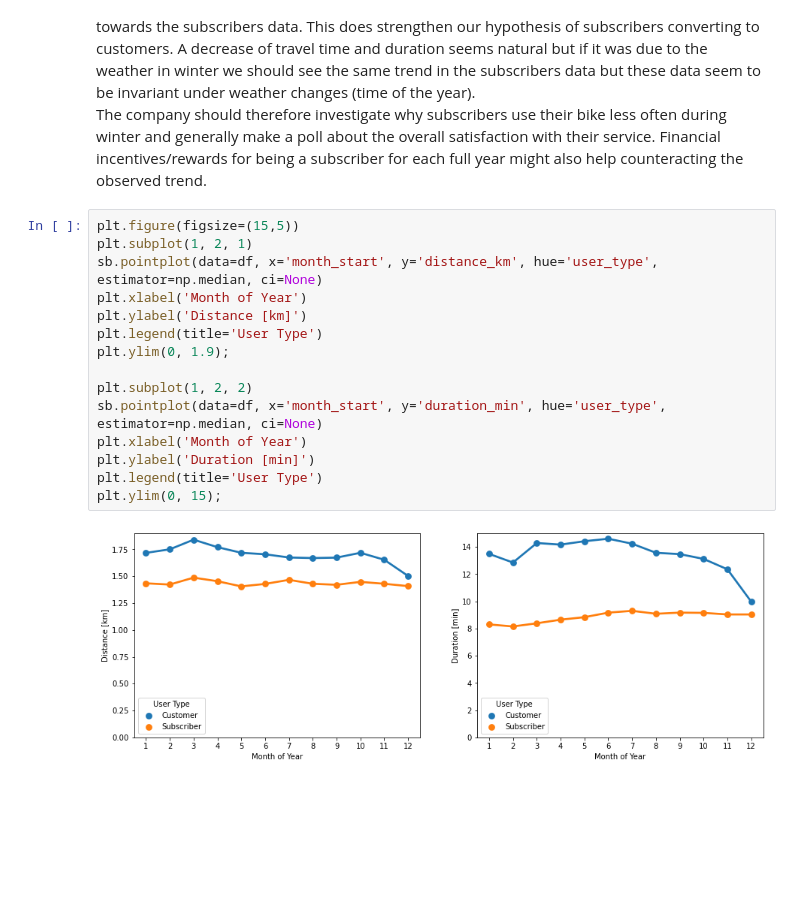
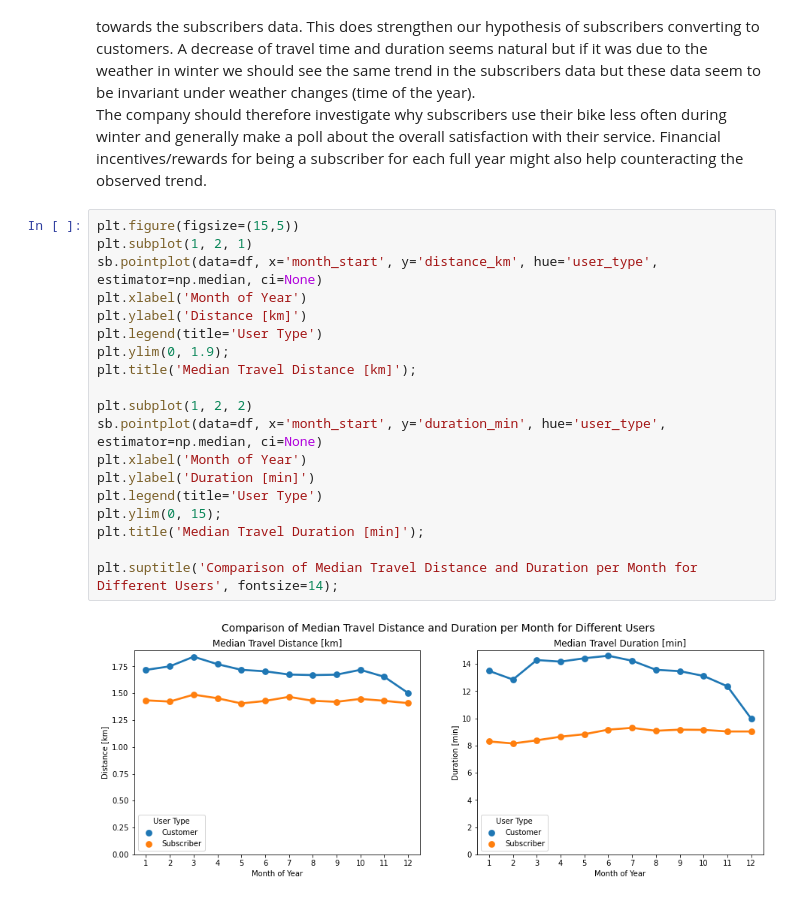
Before and after one commit to Marius-Frank/data-visualization, a Jupyter notebook: Part_II_slide_deck.ipynb, the cells around one changed output. Cells and saved outputs as stored; diff of their text form; blank space fills up the shorter version.

Commit message:
Added docstrings and figure titles

```diff
--- a/Part_II_slide_deck.ipynb
+++ b/Part_II_slide_deck.ipynb
@@ -131,17 +131,21 @@ The company should therefore investigate why subscribers use their bike less oft
 # %%
 plt.figure(figsize=(15,5))
 plt.subplot(1, 2, 1)
 sb.pointplot(data=df, x='month_start', y='distance_km', hue='user_type', estimator=np.median, ci=None)
 plt.xlabel('Month of Year')
 plt.ylabel('Distance [km]')
 plt.legend(title='User Type')
 plt.ylim(0, 1.9);
+plt.title('Median Travel Distance [km]');
 
 plt.subplot(1, 2, 2)
 sb.pointplot(data=df, x='month_start', y='duration_min', hue='user_type', estimator=np.median, ci=None)
 plt.xlabel('Month of Year')
 plt.ylabel('Duration [min]')
 plt.legend(title='User Type')
 plt.ylim(0, 15);
+plt.title('Median Travel Duration [min]');
+
+plt.suptitle('Comparison of Median Travel Distance and Duration per Month for Different Users', fontsize=14);
 # %% [output]
-[figure, old version]
+[figure, new version]
```
Also changed, not shown: 3 other files.
